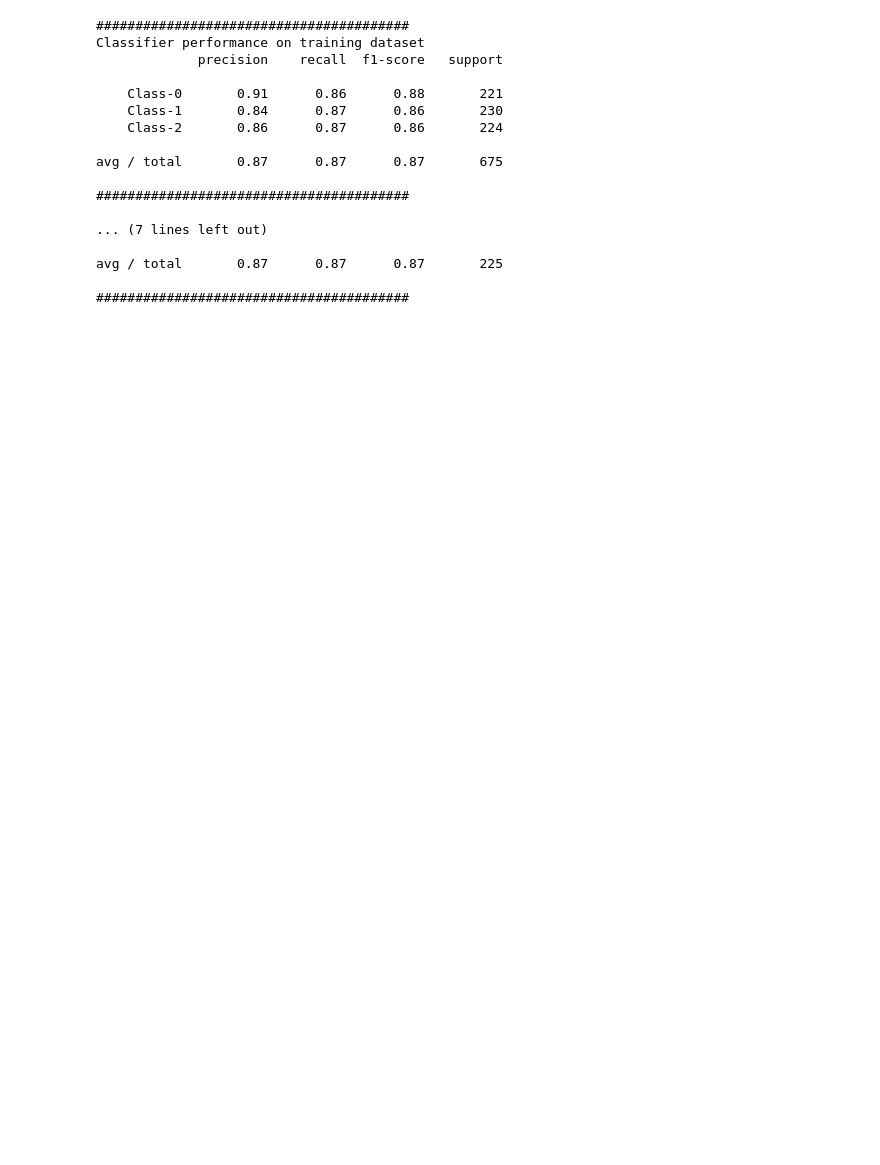
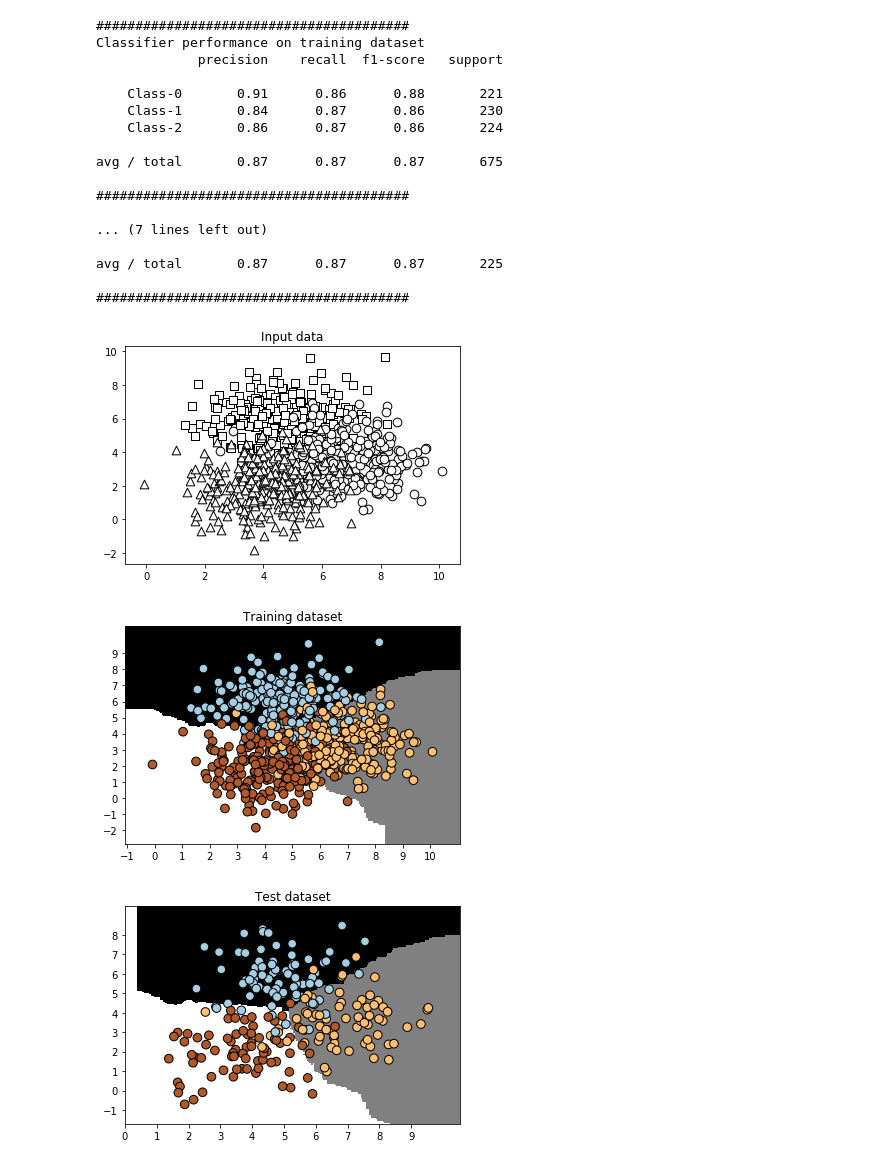
Before and after one commit to hknam/PythonAI, a Jupyter notebook: ch04_ensemble/random_forest.ipynb, the cells around one changed output. Drawn from its saved outputs; the diff is of its cells as text; code cells hidden in the pictures; blank space fills up the shorter version.

```diff
--- a/ch04_ensemble/random_forest.ipynb
+++ b/ch04_ensemble/random_forest.ipynb
@@ -66,24 +66,28 @@ def main(classifier_type):
 # %%
 if __name__ == '__main__':
     main('rf')
+    main('erf')
 # %% [output]
 [figure]
 [figure]
 [figure]
 ########################################
 Classifier performance on training dataset
              precision    recall  f1-score   support
 
     Class-0       0.91      0.86      0.88       221
     Class-1       0.84      0.87      0.86       230
     Class-2       0.86      0.87      0.86       224
 
 avg / total       0.87      0.87      0.87       675
 
 ########################################
 
 ... (7 lines left out)
 
 avg / total       0.87      0.87      0.87       225
 
 ########################################
+[figure, added]
+[figure, added]
+[figure, added]
```
Also changed, not shown: parts of 1 cell of this notebook.
